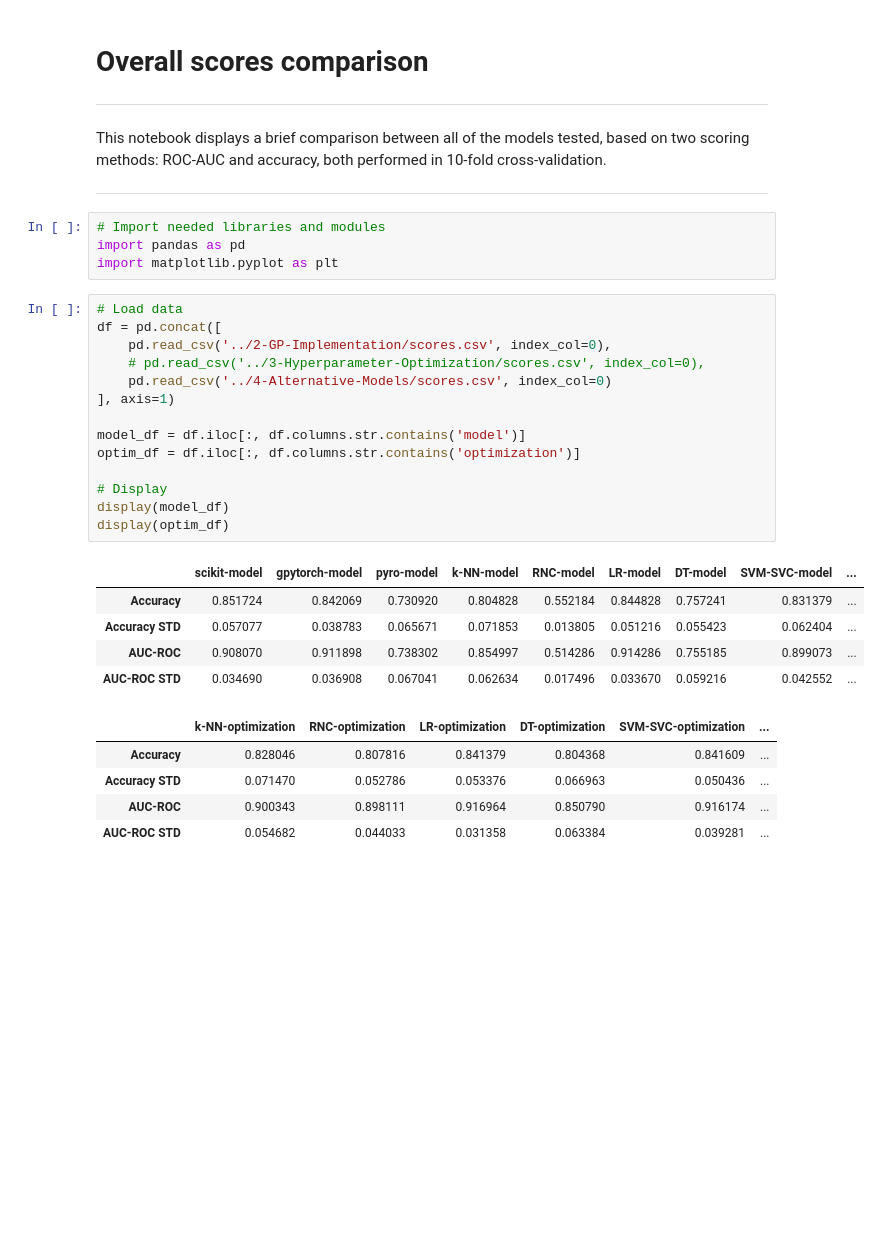
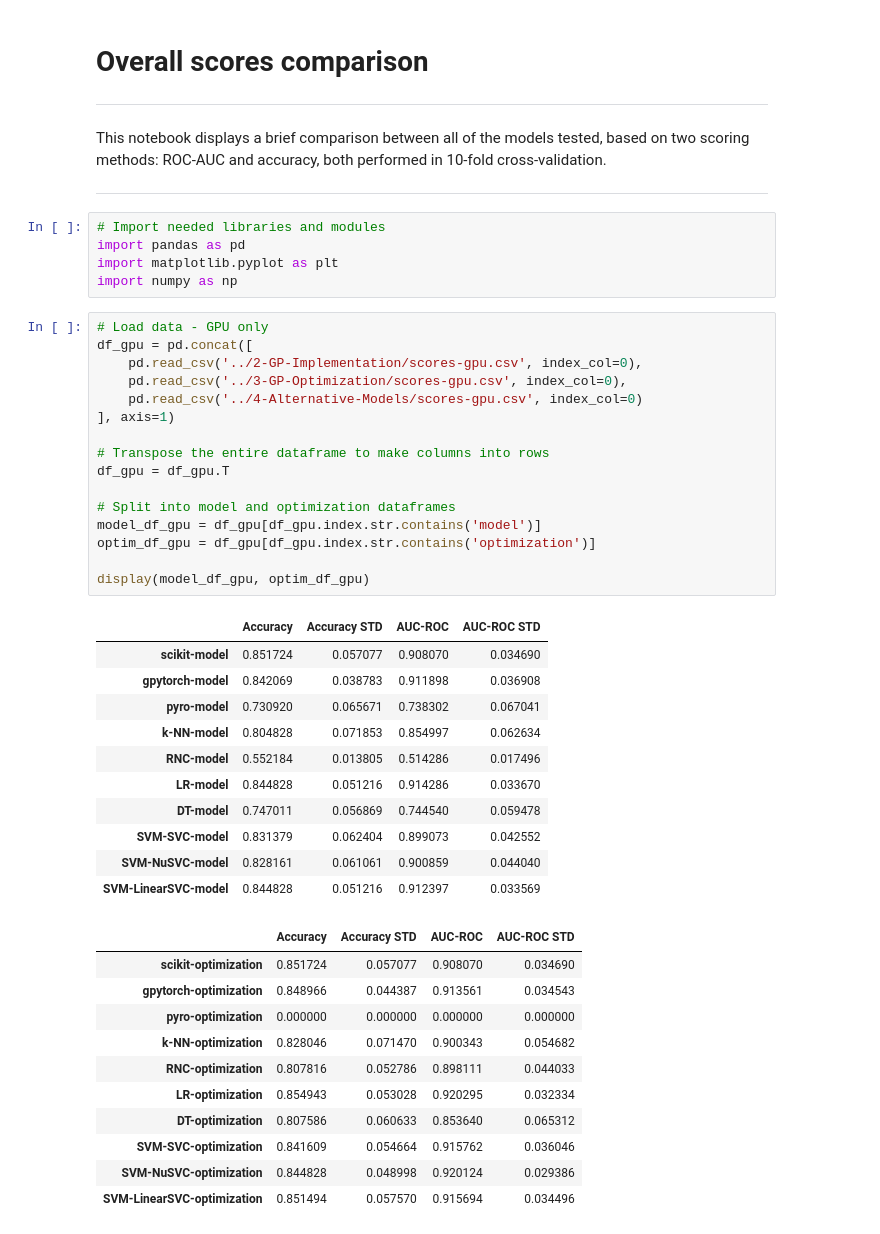
Before and after one commit to alicevk/GP-comparative-analysis, a Jupyter notebook: 6-General-Comparison/2-score-comparison.ipynb, the cells around one changed output. Drawn from its saved outputs; the diff is of its cells as text; blank space fills up the shorter version.

```diff
--- a/6-General-Comparison/2-score-comparison.ipynb
+++ b/6-General-Comparison/2-score-comparison.ipynb
@@ -10,28 +10,43 @@ This notebook displays a brief comparison between all of the models tested, base
 # Import needed libraries and modules
 import pandas as pd
 import matplotlib.pyplot as plt
+import numpy as np
 # %%
-# Load data
-df = pd.concat([
-    pd.read_csv('../2-GP-Implementation/scores.csv', index_col=0),
-    # pd.read_csv('../3-Hyperparameter-Optimization/scores.csv', index_col=0),
-    pd.read_csv('../4-Alternative-Models/scores.csv', index_col=0)
+# Load data - GPU only
+df_gpu = pd.concat([
+    pd.read_csv('../2-GP-Implementation/scores-gpu.csv', index_col=0),
+    pd.read_csv('../3-GP-Optimization/scores-gpu.csv', index_col=0),
+    pd.read_csv('../4-Alternative-Models/scores-gpu.csv', index_col=0)
 ], axis=1)
 
-model_df = df.iloc[:, df.columns.str.contains('model')]
-optim_df = df.iloc[:, df.columns.str.contains('optimization')]
+# Transpose the entire dataframe to make columns into rows
+df_gpu = df_gpu.T
 
-# Display
-display(model_df)
-display(optim_df)
+# Split into model and optimization dataframes
+model_df_gpu = df_gpu[df_gpu.index.str.contains('model')]
+optim_df_gpu = df_gpu[df_gpu.index.str.contains('optimization')]
+
+display(model_df_gpu, optim_df_gpu)
 # %% [output]
-|  | scikit-model | gpytorch-model | pyro-model | k-NN-model | RNC-model | LR-model | DT-model | SVM-SVC-model | ... |
-| Accuracy | 0.851724 | 0.842069 | 0.730920 | 0.804828 | 0.552184 | 0.844828 | 0.757241 | 0.831379 | ... |
-| Accuracy STD | 0.057077 | 0.038783 | 0.065671 | 0.071853 | 0.013805 | 0.051216 | 0.055423 | 0.062404 | ... |
-| AUC-ROC | 0.908070 | 0.911898 | 0.738302 | 0.854997 | 0.514286 | 0.914286 | 0.755185 | 0.899073 | ... |
-| AUC-ROC STD | 0.034690 | 0.036908 | 0.067041 | 0.062634 | 0.017496 | 0.033670 | 0.059216 | 0.042552 | ... |
+|  | Accuracy | Accuracy STD | AUC-ROC | AUC-ROC STD |
+| scikit-model | 0.851724 | 0.057077 | 0.908070 | 0.034690 |
+| gpytorch-model | 0.842069 | 0.038783 | 0.911898 | 0.036908 |
+| pyro-model | 0.730920 | 0.065671 | 0.738302 | 0.067041 |
+| k-NN-model | 0.804828 | 0.071853 | 0.854997 | 0.062634 |
+| RNC-model | 0.552184 | 0.013805 | 0.514286 | 0.017496 |
+| LR-model | 0.844828 | 0.051216 | 0.914286 | 0.033670 |
+| DT-model | 0.747011 | 0.056869 | 0.744540 | 0.059478 |
+| SVM-SVC-model | 0.831379 | 0.062404 | 0.899073 | 0.042552 |
+| SVM-NuSVC-model | 0.828161 | 0.061061 | 0.900859 | 0.044040 |
+| SVM-LinearSVC-model | 0.844828 | 0.051216 | 0.912397 | 0.033569 |
-|  | k-NN-optimization | RNC-optimization | LR-optimization | DT-optimization | SVM-SVC-optimization | ... |
-| Accuracy | 0.828046 | 0.807816 | 0.841379 | 0.804368 | 0.841609 | ... |
-| Accuracy STD | 0.071470 | 0.052786 | 0.053376 | 0.066963 | 0.050436 | ... |
-| AUC-ROC | 0.900343 | 0.898111 | 0.916964 | 0.850790 | 0.916174 | ... |
-| AUC-ROC STD | 0.054682 | 0.044033 | 0.031358 | 0.063384 | 0.039281 | ... |
+|  | Accuracy | Accuracy STD | AUC-ROC | AUC-ROC STD |
+| scikit-optimization | 0.851724 | 0.057077 | 0.908070 | 0.034690 |
+| gpytorch-optimization | 0.848966 | 0.044387 | 0.913561 | 0.034543 |
+| pyro-optimization | 0.000000 | 0.000000 | 0.000000 | 0.000000 |
+| k-NN-optimization | 0.828046 | 0.071470 | 0.900343 | 0.054682 |
+| RNC-optimization | 0.807816 | 0.052786 | 0.898111 | 0.044033 |
+| LR-optimization | 0.854943 | 0.053028 | 0.920295 | 0.032334 |
+| DT-optimization | 0.807586 | 0.060633 | 0.853640 | 0.065312 |
+| SVM-SVC-optimization | 0.841609 | 0.054664 | 0.915762 | 0.036046 |
+| SVM-NuSVC-optimization | 0.844828 | 0.048998 | 0.920124 | 0.029386 |
+| SVM-LinearSVC-optimization | 0.851494 | 0.057570 | 0.915694 | 0.034496 |
```
Also changed, not shown: parts of 1 cell of this notebook, 2 other files.
